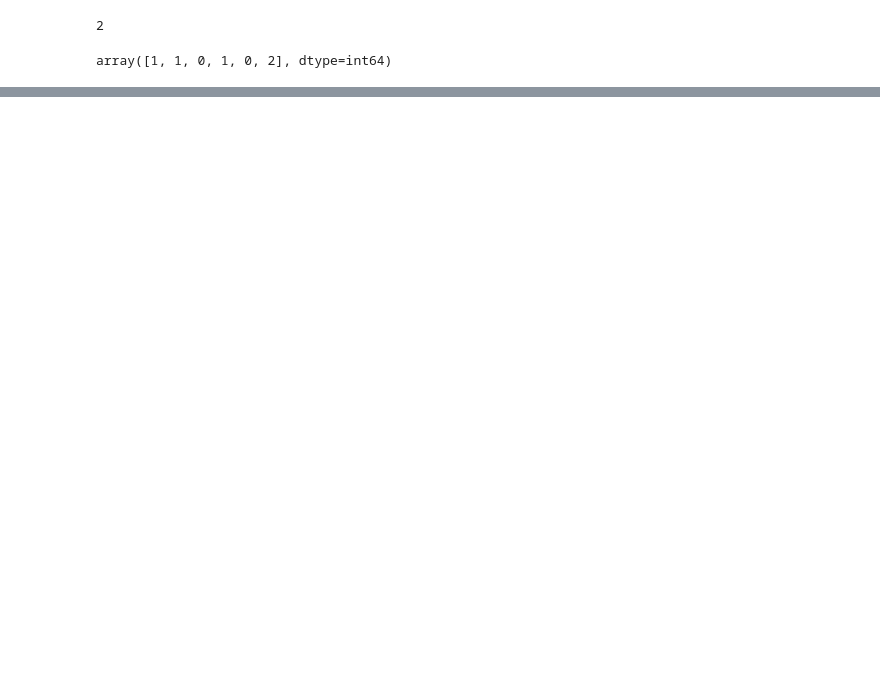
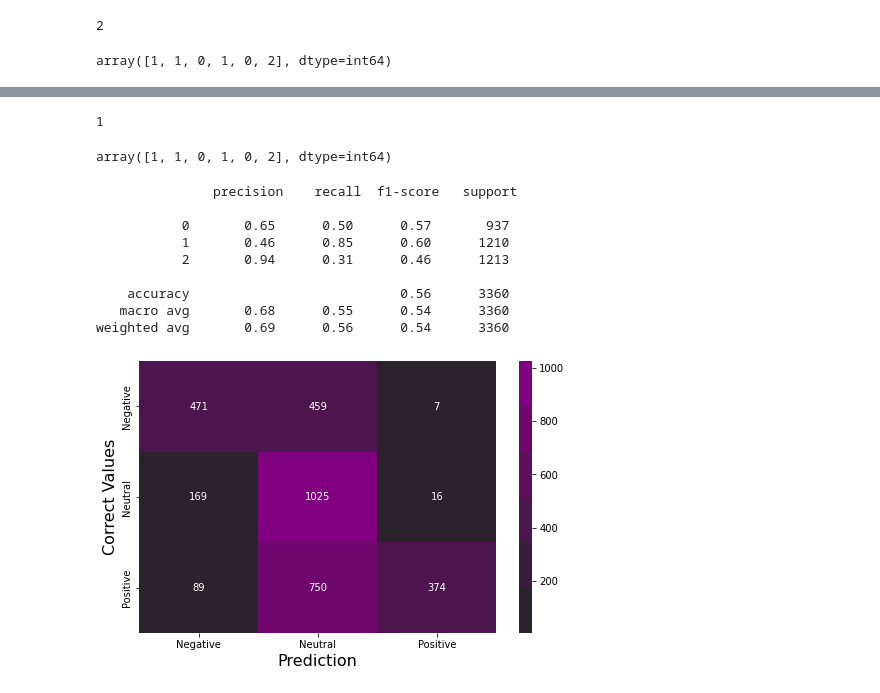
Before and after one commit to piyumaha12/Sentiment_analysis_on_amazon_review, a Jupyter notebook: Sentiment_analysis_neural_models_2.ipynb, the cells around one changed output, grey strips where cells are left out. Saved outputs shown, nothing was run; the diff lists cells and outputs as text; code cells hidden in the pictures; blank space fills up the shorter version.

```diff
--- a/Sentiment_analysis_neural_models_2.ipynb
+++ b/Sentiment_analysis_neural_models_2.ipynb
@@ -1382,0 +1407,24 @@ weighted avg       0.61      0.63      0.60      1121
+# %%
+tf.random.set_seed(4)
+VOCAB_SIZE = 5600
+SENTENCE_LENGTH = 30
+EMBEDDING = 15
+DROP_OUT = 0.5
+# %%
+tf.random.set_seed(4)
+text_encoder = TextVectorization(max_tokens=VOCAB_SIZE, output_sequence_length= SENTENCE_LENGTH)
+text_encoder.adapt(x_train)
+rnn_model_dropout_05_longer = Sequential()
+rnn_model_dropout_05_longer.add(text_encoder)
+rnn_model_dropout_05_longer.add(Embedding(input_dim= VOCAB_SIZE-2, output_dim= EMBEDDING))
+rnn_model_dropout_05_longer.add(SimpleRNN(30, dropout= DROP_OUT))
+rnn_model_dropout_05_longer.add(Dense(3, activation = 'softmax'))
+
+tensorboard_callback = tf.keras.callbacks.TensorBoard(log_dir = log_dir_('rnn_model_dropout_05_longer'))
+
+rnn_model_dropout_05_longer.compile(optimizer= tf.keras.optimizers.Adam(learning_rate = 0.01),
+    loss=tf.keras.losses.SparseCategoricalCrossentropy(),
+    metrics = ['accuracy'])
+# %%
+rnn_model_dropout_05_longer.fit(x_train, y_train, epochs = 10,
+ validation_data = (x_val, y_val), callbacks = [tensorboard_callback])
@@ -1382,0 +1464,21 @@ weighted avg       0.61      0.63      0.60      1121
+# %%
+get_prediction('good phone', rnn_model_dropout_05_longer)
+# %% [output]
+1
+# %%
+get_prediction(review_list, rnn_model)
+# %% [output]
+array([1, 1, 0, 1, 0, 2], dtype=int64)
+# %%
+confusion_metrix_plot(x_train, y_train, rnn_model_dropout_05_longer)
+# %% [output]
+               precision    recall  f1-score   support
+
+           0       0.65      0.50      0.57       937
+           1       0.46      0.85      0.60      1210
+           2       0.94      0.31      0.46      1213
+
+    accuracy                           0.56      3360
+   macro avg       0.68      0.55      0.54      3360
+weighted avg       0.69      0.56      0.54      3360
+[figure, added]
```
Also changed, not shown: parts of 41 cells of this notebook.
